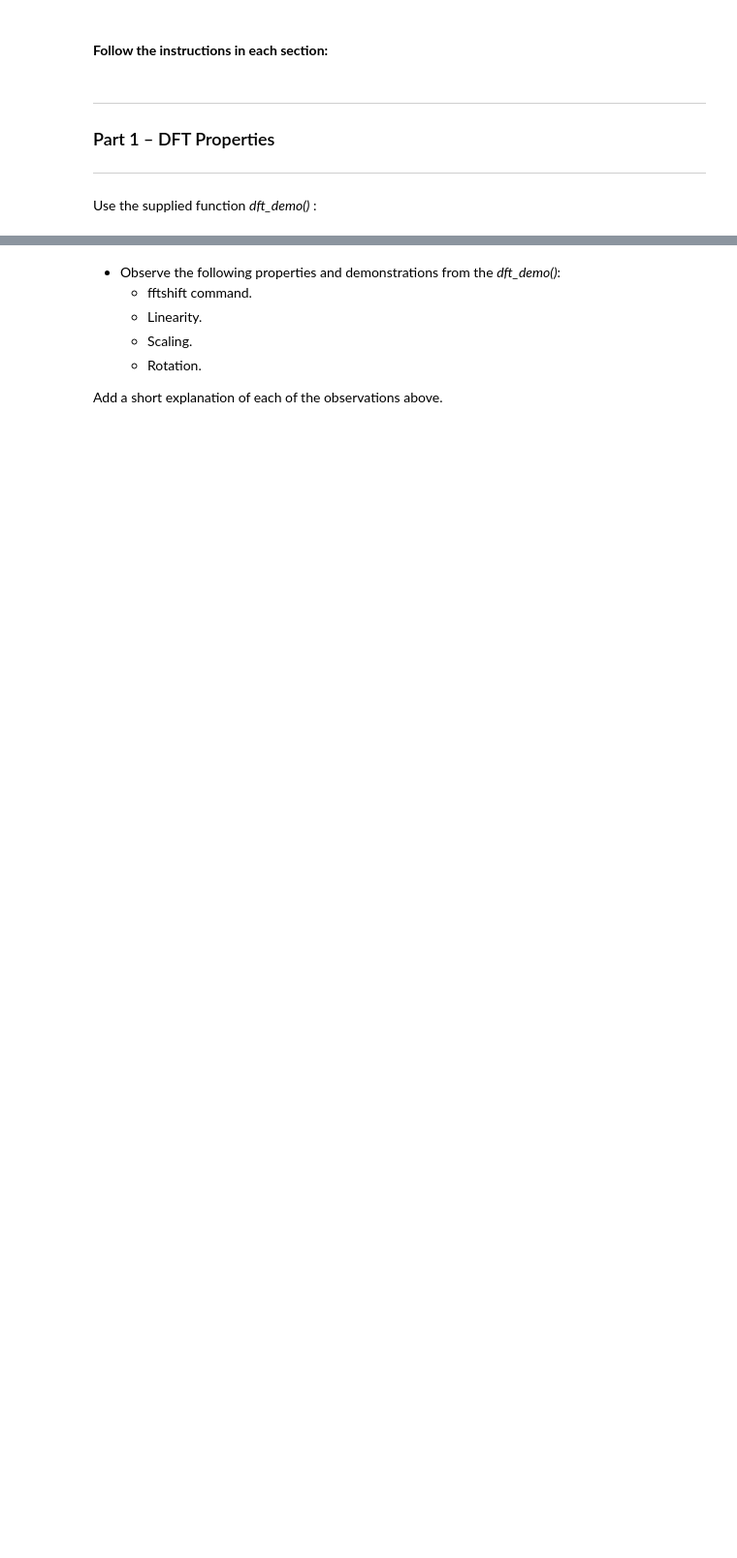
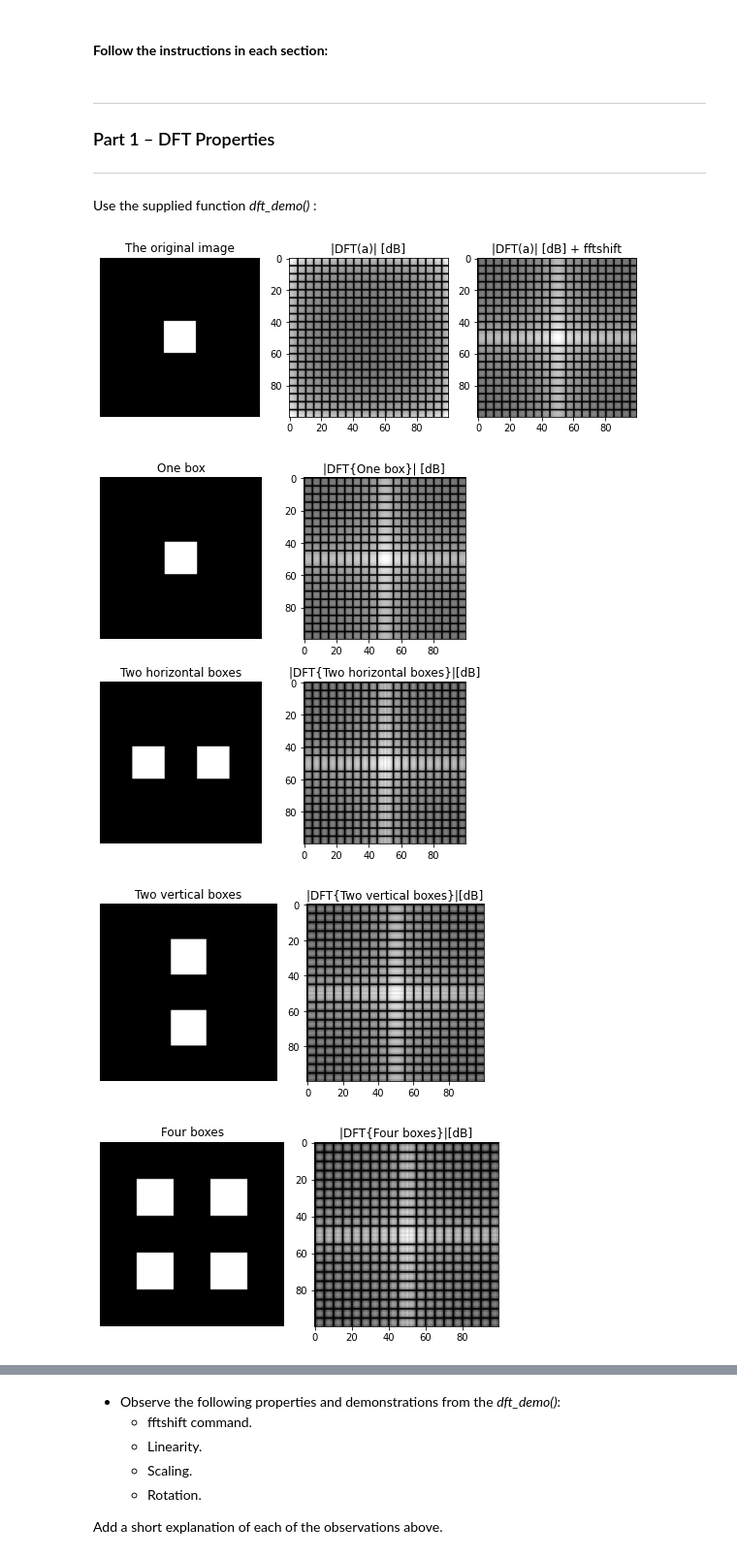
Before and after one commit to nadavschwalb/image_processing, a Jupyter notebook: Lab_4_student.ipynb, the cells around one changed output, grey strips where cells are left out. Shown at 97% size. Saved outputs shown, nothing was run; the diff lists cells and outputs as text; code cells hidden in the pictures; blank space fills up the shorter version.

```diff
--- a/Lab_4_student.ipynb
+++ b/Lab_4_student.ipynb
@@ -139,3 +154,10 @@ def dft_demo():
     ax[1].imshow(log_magnitude_B_rotate, cmap='gray')
     ax[1].set_title('|DFT{Rotated A}|[dB]')
     plt.tight_layout()
+# %%
+dft_demo()
+# %% [output]
+[figure, added]
+[figure, added]
+[figure, added]
+[figure, added]
```
Also changed, not shown: parts of 14 cells of this notebook.
